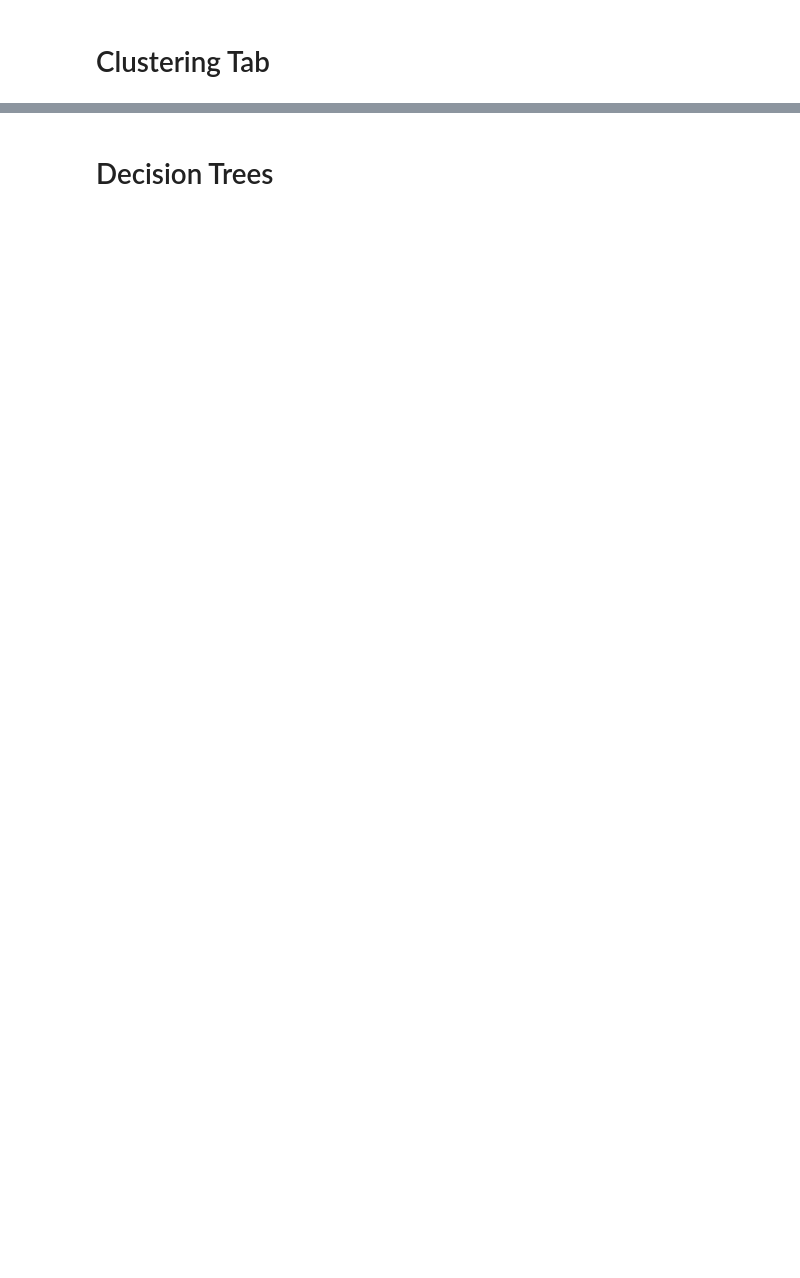
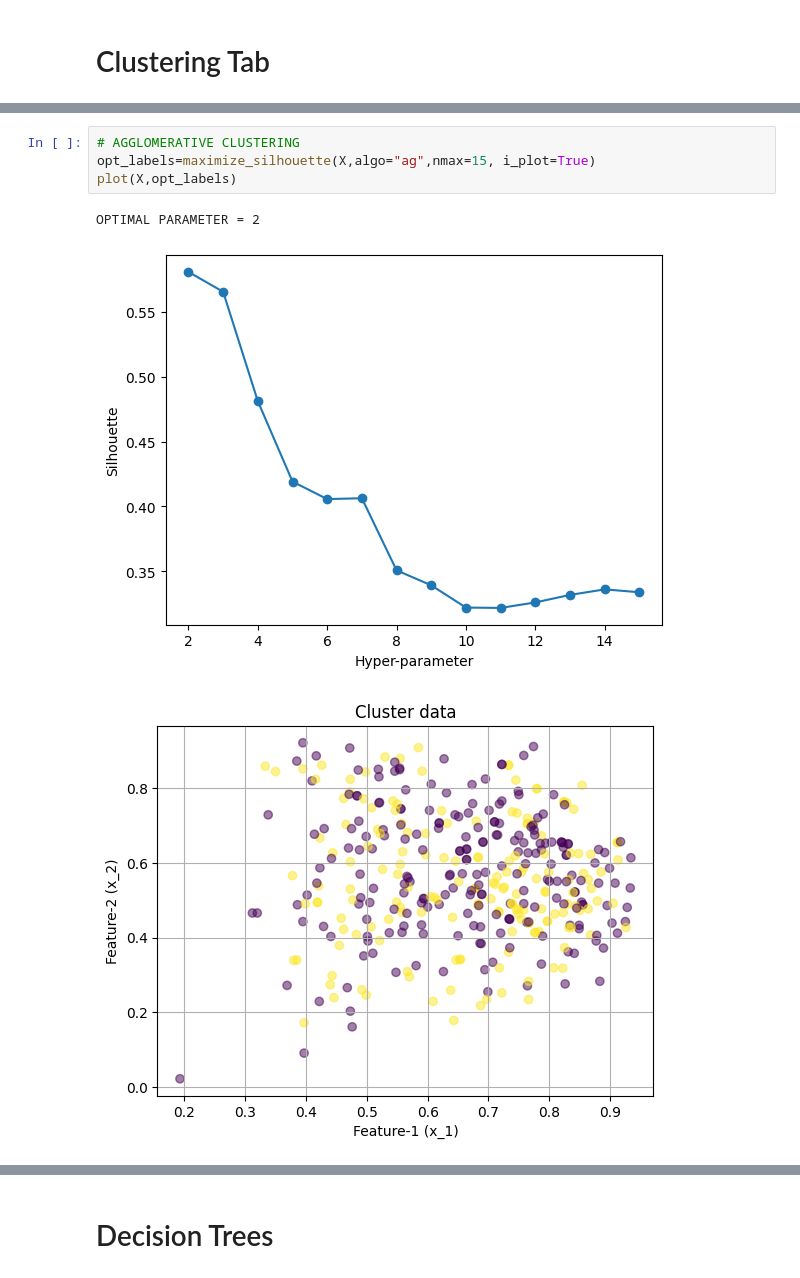
Before and after one commit to anly501/dsan-5000-project-aou27, a Jupyter notebook: websitebackupcode/PyAlgorithmsBackup.ipynb, the cells around one changed output, grey strips where cells are left out. Drawn from its saved outputs; the diff is of its cells as text; blank space fills up the shorter version.

```diff
--- a/websitebackupcode/PyAlgorithmsBackup.ipynb
+++ b/websitebackupcode/PyAlgorithmsBackup.ipynb
@@ -409,0 +718,8 @@ Error:
+# %%
+# AGGLOMERATIVE CLUSTERING
+opt_labels=maximize_silhouette(X,algo="ag",nmax=15, i_plot=True)
+plot(X,opt_labels)
+# %% [output]
+OPTIMAL PARAMETER = 2
+[figure, added]
+[figure, added]
```
Also changed, not shown: parts of 48 cells of this notebook, 8 other files.
